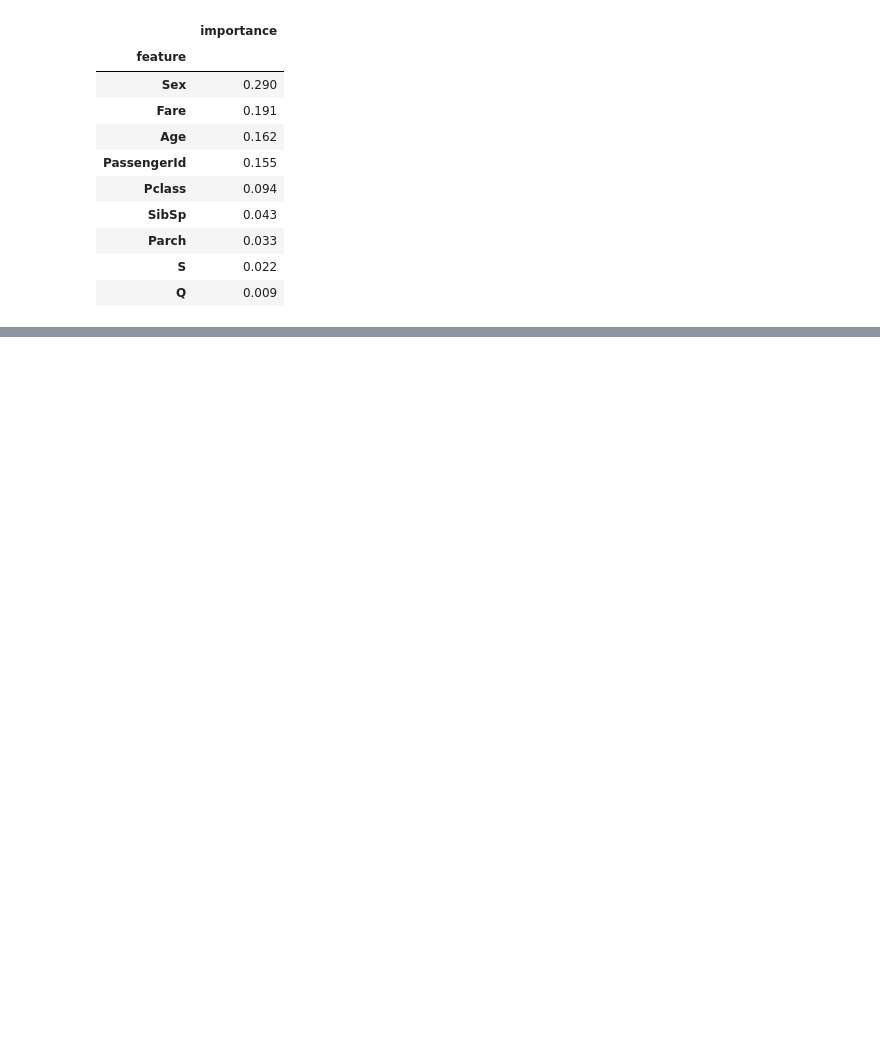
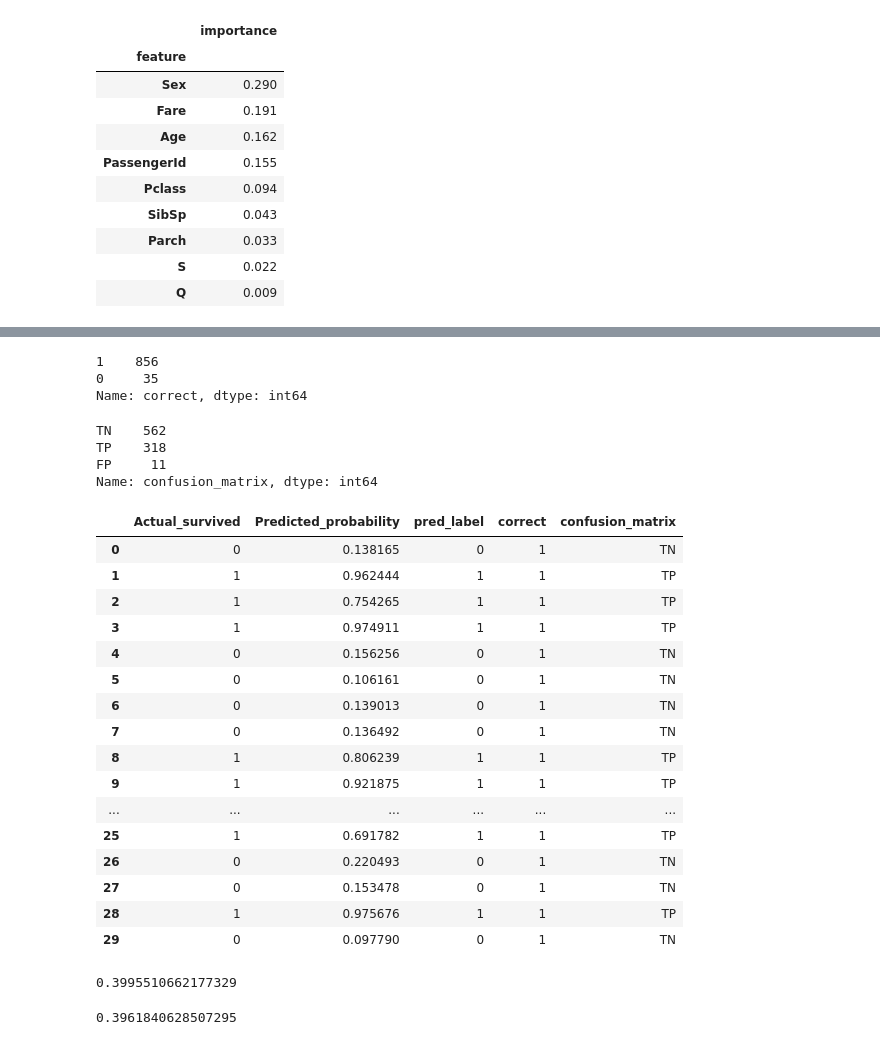
Before and after one commit to 530427793/jiangren, a Jupyter notebook: Titanic_random_forest1.ipynb, the cells around one changed output, grey strips where cells are left out. Drawn from its saved outputs; the diff is of its cells as text; code cells hidden in the pictures; blank space fills up the shorter version.

```diff
--- a/Titanic_random_forest1.ipynb
+++ b/Titanic_random_forest1.ipynb
@@ -369,3 +413,6 @@ test_survived
 | 416 | 0.951555 | 0.048445 |
 | 417 | 0.594425 | 0.405575 |
 418 rows × 2 columns
+# %%
+final_table = pd.DataFrame({'Actual_survived' : Y_train,'Predicted_probability':pred_probs})
+final_table
@@ -371,0 +433,8 @@ test_survived
+# %%
+
+def get_prob(x):
+    if x["Predicted_probability"] > 0.40:
+        return "1"
+    else:
+        return "0"
+final_table.loc[:,"pred_label"] = final_table.apply(get_prob,axis=1)
@@ -371,0 +443,51 @@ test_survived
+# %%
+def get_correct(x):
+    if int(x["pred_label"])== int(x["Actual_survived"]):
+        return 1
+    else:
+        return 0
+final_table.loc[:,"correct"] = final_table.apply(get_correct,axis=1)
+# %%
+final_table['correct'].value_counts()
+# %% [output]
+1    856
+0     35
+Name: correct, dtype: int64
+# %%
+def get_confusion_matrix(x):
+    if int(x["pred_label"])==1 & int(x["Actual_survived"])==1:
+        return 'TP'
+    if int(x["pred_label"])==0 & int(x["Actual_survived"])==1:
+        return 'FN'
+    if int(x["pred_label"])==0 & int(x["Actual_survived"])==0:
+        return 'TN'
+    else:
+        return 'FP'
+final_table.loc[:,"confusion_matrix"] = final_table.apply(get_confusion_matrix,axis=1)
+# %%
+final_table['confusion_matrix'].value_counts()
+# %% [output]
+TN    562
+TP    318
+FP     11
+Name: confusion_matrix, dtype: int64
+# %%
+final_table.head(30)
+# %% [output]
+|  | Actual_survived | Predicted_probability | pred_label | correct | confusion_matrix |
+| 0 | 0 | 0.138165 | 0 | 1 | TN |
+| 1 | 1 | 0.962444 | 1 | 1 | TP |
+| 2 | 1 | 0.754265 | 1 | 1 | TP |
+| 3 | 1 | 0.974911 | 1 | 1 | TP |
+| 4 | 0 | 0.156256 | 0 | 1 | TN |
+| 5 | 0 | 0.106161 | 0 | 1 | TN |
+| 6 | 0 | 0.139013 | 0 | 1 | TN |
+| 7 | 0 | 0.136492 | 0 | 1 | TN |
+| 8 | 1 | 0.806239 | 1 | 1 | TP |
+| 9 | 1 | 0.921875 | 1 | 1 | TP |
+| ... | ... | ... | ... | ... | ... |
+| 25 | 1 | 0.691782 | 1 | 1 | TP |
+| 26 | 0 | 0.220493 | 0 | 1 | TN |
+| 27 | 0 | 0.153478 | 0 | 1 | TN |
+| 28 | 1 | 0.975676 | 1 | 1 | TP |
+| 29 | 0 | 0.097790 | 0 | 1 | TN |
@@ -371,0 +497,8 @@ test_survived
+# %%
+(320+36)/891
+# %% [output]
+0.3995510662177329
+# %%
+(318+35)/891
+# %% [output]
+0.3961840628507295
```
Also changed, not shown: parts of 10 cells of this notebook.
